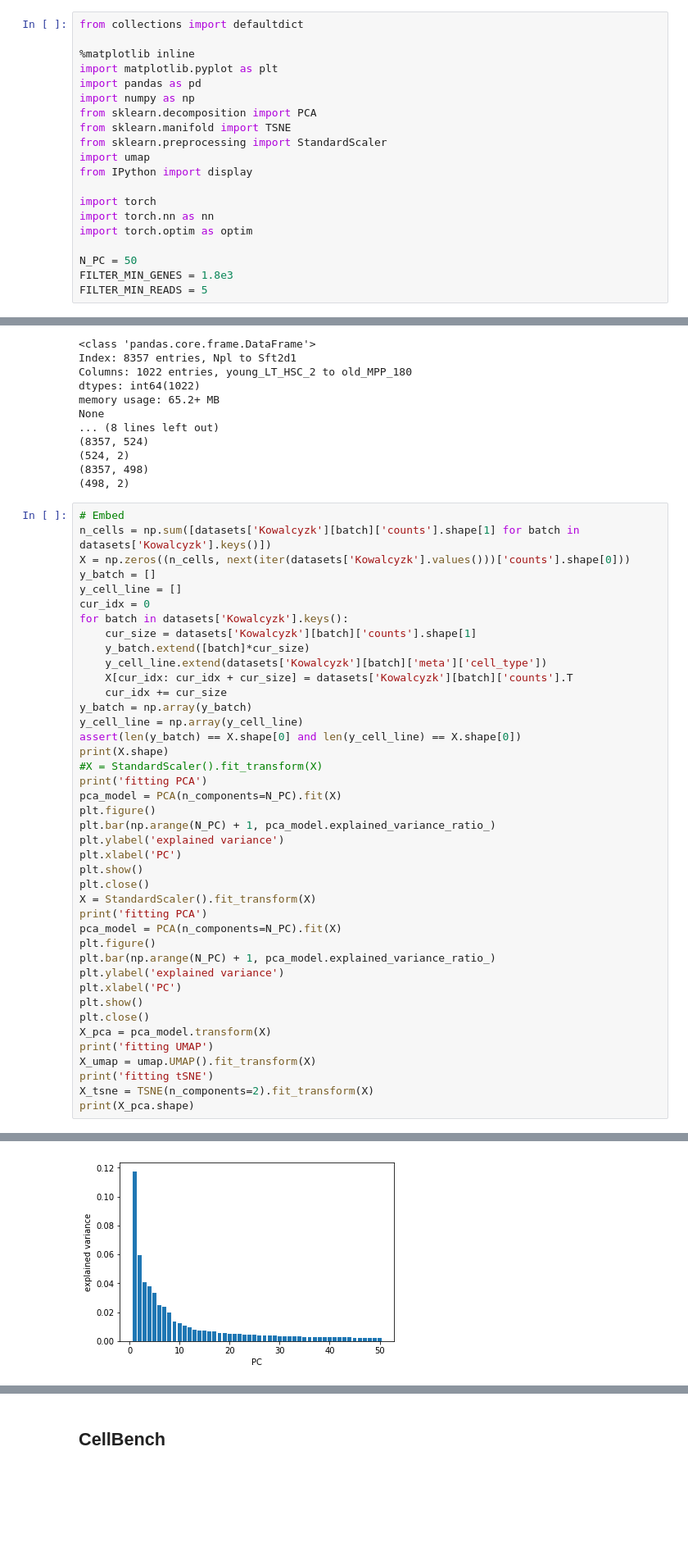
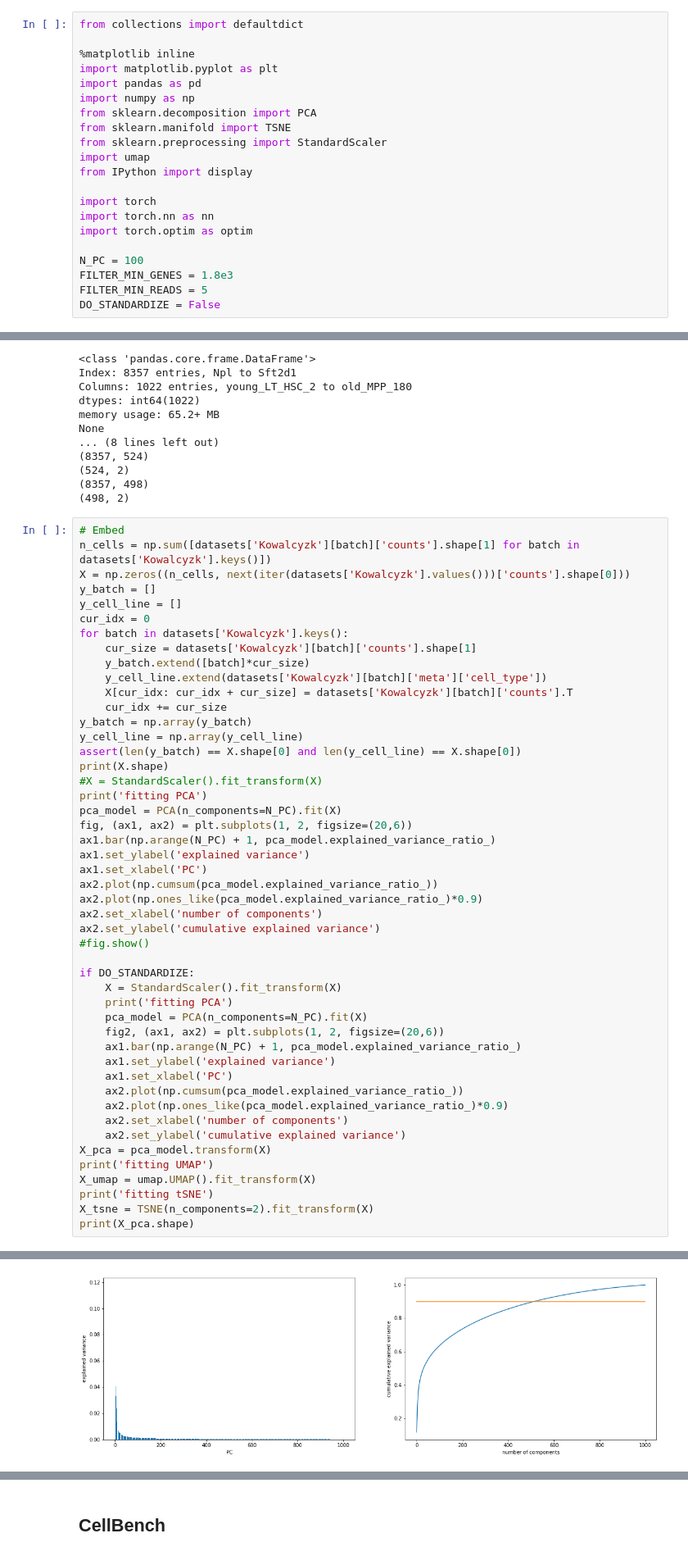
Before and after one commit to AmirAlavi/sc-alignment-benchmarking, a Jupyter notebook: data-alignment experiments.ipynb, the cells around one changed output, grey strips where cells are left out. Shown at 82% size. Saved outputs shown, nothing was run; the diff lists cells and outputs as text; blank space fills up the shorter version.

Commit message:
Found it's best to not standardize before PCA
Based on inspecting explained variance plots.

```diff
--- a/data-alignment experiments.ipynb
+++ b/data-alignment experiments.ipynb
@@ -17,9 +17,10 @@ import torch
 import torch.nn as nn
 import torch.optim as optim
 
-N_PC = 50
+N_PC = 100
 FILTER_MIN_GENES = 1.8e3
 FILTER_MIN_READS = 5
+DO_STANDARDIZE = False
 # %% [markdown]
 # Load data
 # %%
@@ -96,21 +97,28 @@ print(X.shape)
 #X = StandardScaler().fit_transform(X)
 print('fitting PCA')
 pca_model = PCA(n_components=N_PC).fit(X)
-plt.figure()
-plt.bar(np.arange(N_PC) + 1, pca_model.explained_variance_ratio_)
-plt.ylabel('explained variance')
-plt.xlabel('PC')
-plt.show()
-plt.close()
-X = StandardScaler().fit_transform(X)
-print('fitting PCA')
-pca_model = PCA(n_components=N_PC).fit(X)
-plt.figure()
-plt.bar(np.arange(N_PC) + 1, pca_model.explained_variance_ratio_)
-plt.ylabel('explained variance')
-plt.xlabel('PC')
-plt.show()
-plt.close()
+fig, (ax1, ax2) = plt.subplots(1, 2, figsize=(20,6))
+ax1.bar(np.arange(N_PC) + 1, pca_model.explained_variance_ratio_)
+ax1.set_ylabel('explained variance')
+ax1.set_xlabel('PC')
+ax2.plot(np.cumsum(pca_model.explained_variance_ratio_))
+ax2.plot(np.ones_like(pca_model.explained_variance_ratio_)*0.9)
+ax2.set_xlabel('number of components')
+ax2.set_ylabel('cumulative explained variance')
+#fig.show()
+
+if DO_STANDARDIZE:
+    X = StandardScaler().fit_transform(X)
+    print('fitting PCA')
+    pca_model = PCA(n_components=N_PC).fit(X)
+    fig2, (ax1, ax2) = plt.subplots(1, 2, figsize=(20,6))
+    ax1.bar(np.arange(N_PC) + 1, pca_model.explained_variance_ratio_)
+    ax1.set_ylabel('explained variance')
+    ax1.set_xlabel('PC')
+    ax2.plot(np.cumsum(pca_model.explained_variance_ratio_))
+    ax2.plot(np.ones_like(pca_model.explained_variance_ratio_)*0.9)
+    ax2.set_xlabel('number of components')
+    ax2.set_ylabel('cumulative explained variance')
 X_pca = pca_model.transform(X)
 print('fitting UMAP')
 X_umap = umap.UMAP().fit_transform(X)
@@ -123 +134 @@ fitting PCA
-[figure, old version]
+[figure, new version]
```
Also changed, not shown: parts of 5 cells of this notebook.
